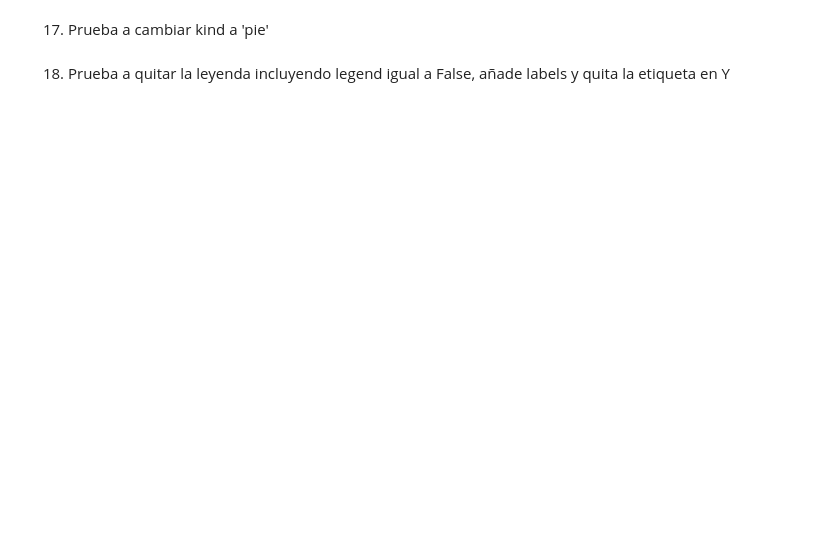
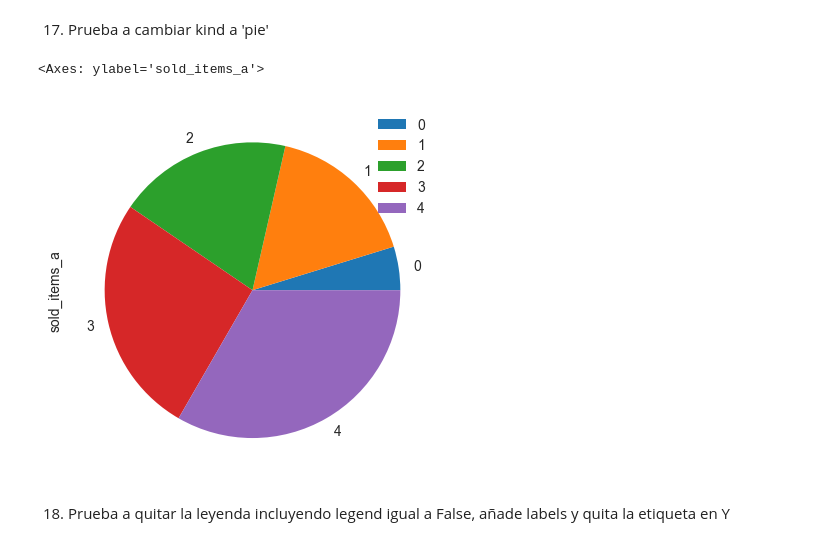
Before and after one commit to MNievas12/2411_dsft_thebridge, a Jupyter notebook: 2-Data-Analysis/4-Visualización/1-Matplotlib/ejercicios/ejercicios_Matplotlib.ipynb, the cells around one changed output. Saved outputs shown, nothing was run; the diff lists cells and outputs as text; code cells hidden in the pictures; blank space fills up the shorter version.

```diff
--- a/2-Data-Analysis/4-Visualización/1-Matplotlib/ejercicios/ejercicios_Matplotlib.ipynb
+++ b/2-Data-Analysis/4-Visualización/1-Matplotlib/ejercicios/ejercicios_Matplotlib.ipynb
@@ -285,4 +341,9 @@ df.plot('columna X', 'columna Y', 'kind' = 'scatter)
 # %% [markdown]
 17. Prueba a cambiar kind a 'pie'
+# %%
+df_13.plot("year", "sold_items_a", kind="pie")
+# %% [output]
+<Axes: ylabel='sold_items_a'>
+[figure, added]
 # %% [markdown]
 18. Prueba a quitar la leyenda incluyendo legend igual a False, añade labels y quita la etiqueta en Y
```
Also changed, not shown: parts of 11 cells of this notebook, 1 other file.
